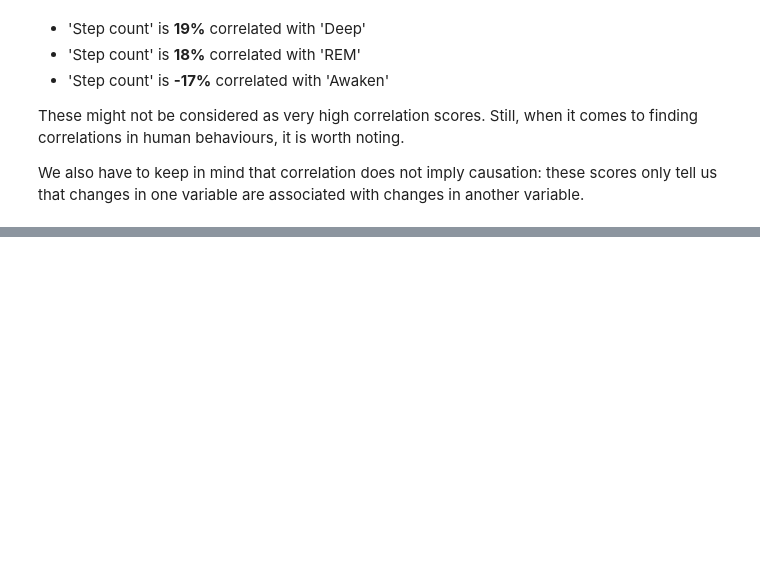
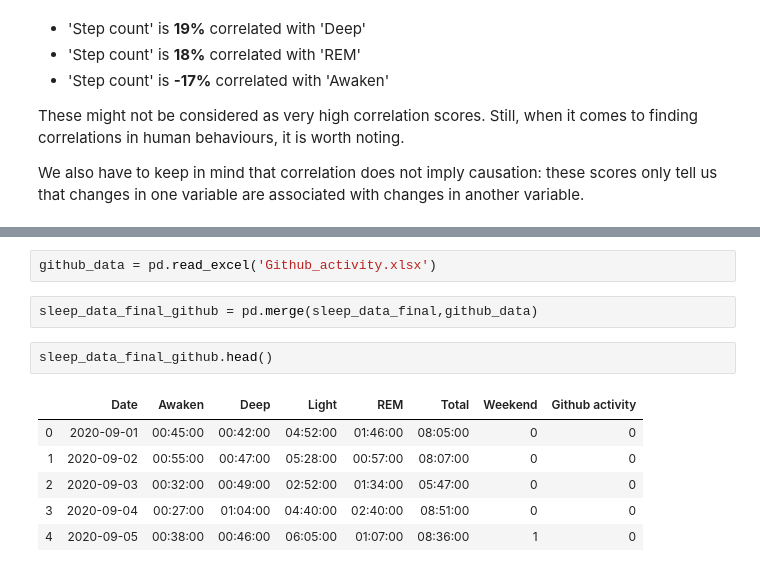
Before and after one commit to SalimAmarti/Sleep_Analysis, a Jupyter notebook: Sleep analysis.ipynb, the cells around one changed output, grey strips where cells are left out. Saved outputs shown, nothing was run; the diff lists cells and outputs as text; blank space fills up the shorter version.

```diff
--- a/Sleep analysis.ipynb
+++ b/Sleep analysis.ipynb
@@ -560,0 +588,13 @@ We also have to keep in mind that correlation does not imply causation: these sc
+# %%
+github_data = pd.read_excel('Github_activity.xlsx')
+# %%
+sleep_data_final_github = pd.merge(sleep_data_final,github_data)
+# %%
+sleep_data_final_github.head()
+# %% [output]
+|  | Date | Awaken | Deep | Light | REM | Total | Weekend | Github activity |
+| 0 | 2020-09-01 | 00:45:00 | 00:42:00 | 04:52:00 | 01:46:00 | 08:05:00 | 0 | 0 |
+| 1 | 2020-09-02 | 00:55:00 | 00:47:00 | 05:28:00 | 00:57:00 | 08:07:00 | 0 | 0 |
+| 2 | 2020-09-03 | 00:32:00 | 00:49:00 | 02:52:00 | 01:34:00 | 05:47:00 | 0 | 0 |
+| 3 | 2020-09-04 | 00:27:00 | 01:04:00 | 04:40:00 | 02:40:00 | 08:51:00 | 0 | 0 |
+| 4 | 2020-09-05 | 00:38:00 | 00:46:00 | 06:05:00 | 01:07:00 | 08:36:00 | 1 | 0 |
```
Also changed, not shown: parts of 8 cells of this notebook.
